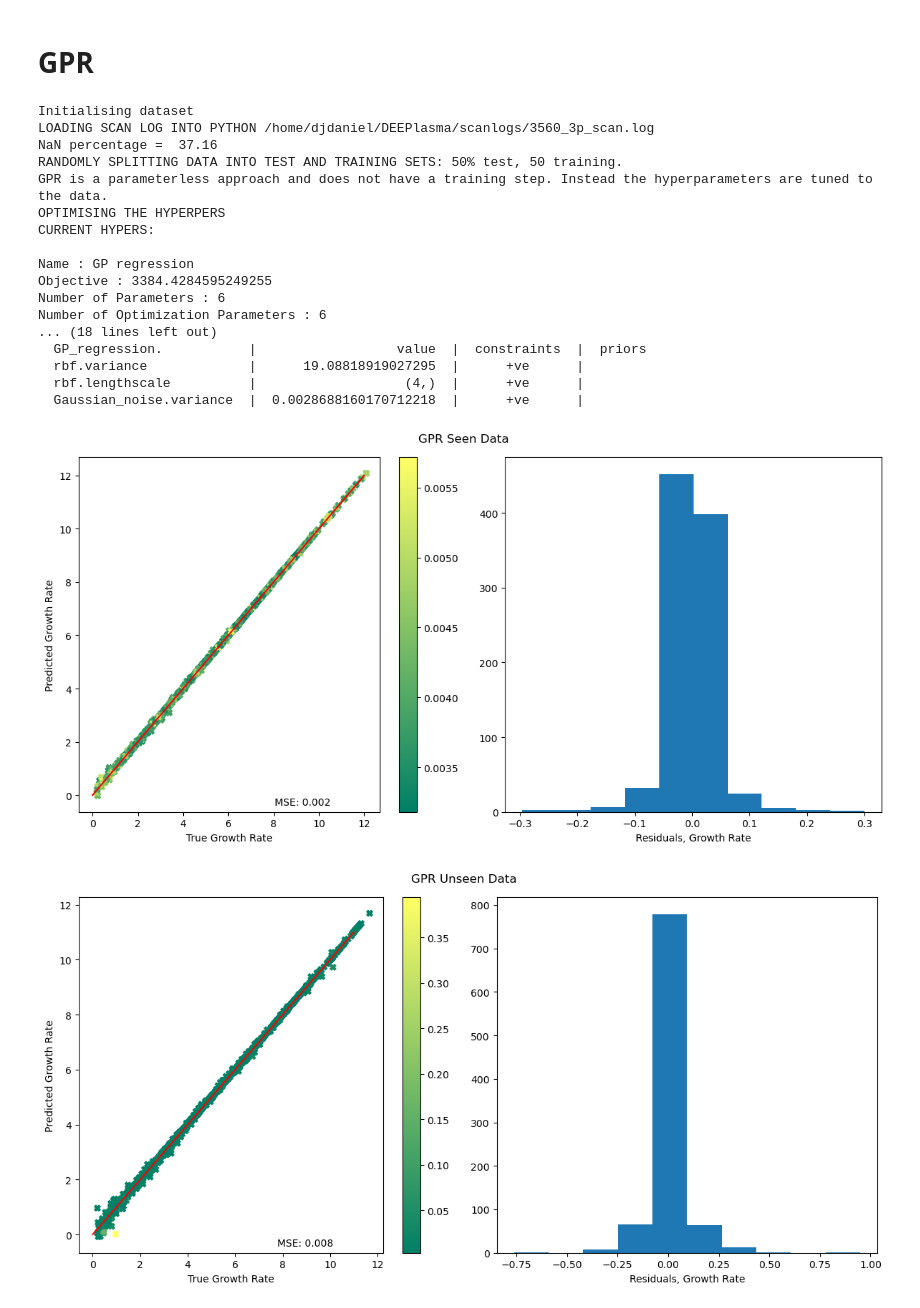
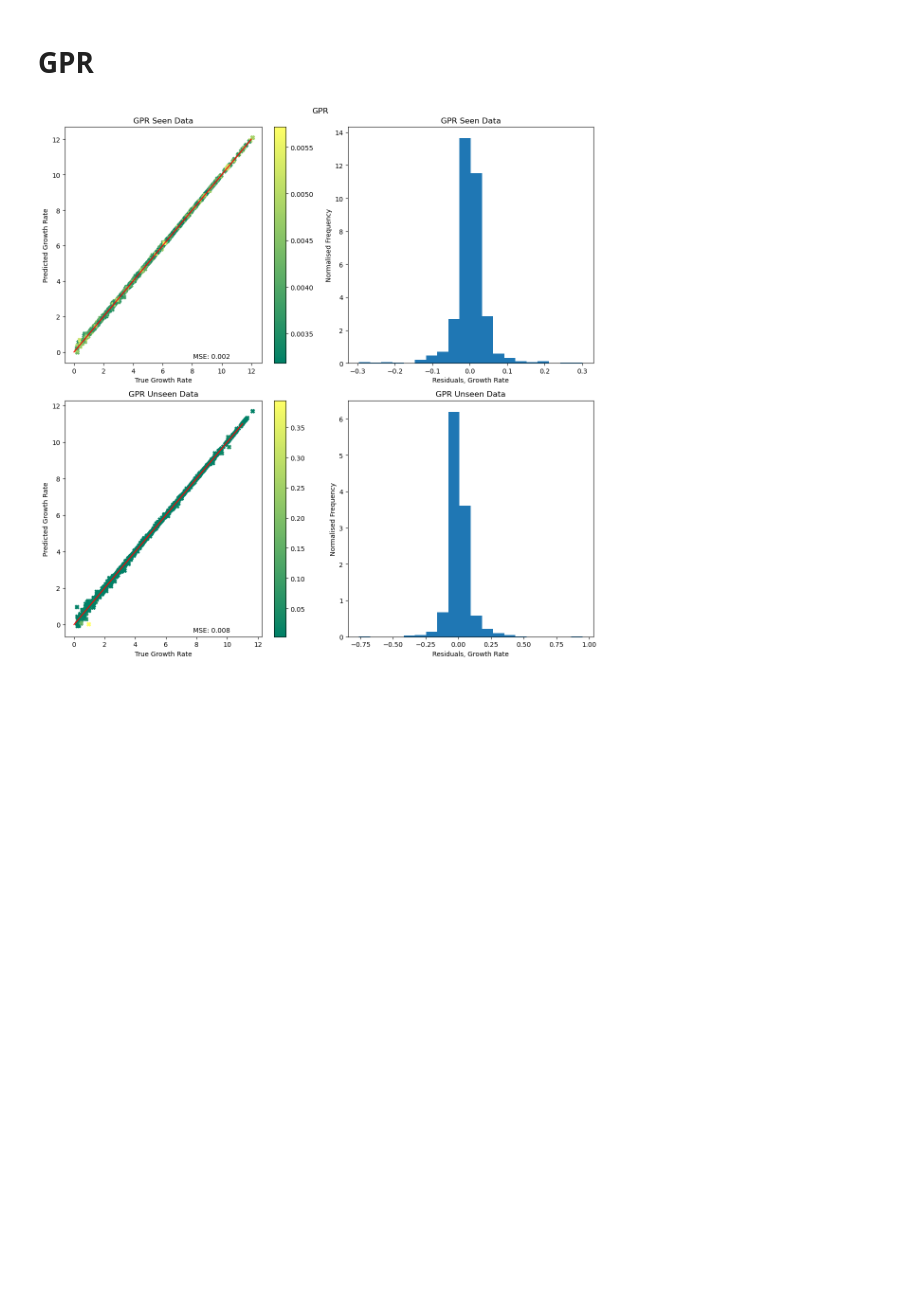
Before and after one commit to DanHarJor/DEEPlasma, a Jupyter notebook: surrogate_pipeline.ipynb, the cells around one changed output. Cells and saved outputs as stored; diff of their text form; code cells hidden in the pictures; blank space fills up the shorter version.

```diff
--- a/surrogate_pipeline.ipynb
+++ b/surrogate_pipeline.ipynb
@@ -76,6 +104,7 @@ vis.residuals(data_set.growthrate_test, growthrate_predict_unseen, var_name='Gro
 # %% [markdown]
 # GPR
 # %%
+import matplotlib.pyplot as plt
 from GENE_ML.dataset.ScanData import ScanData
 #data_set = ScanData('3560_3p', ssh_path='lumi:$out/ped2_safescan/scanfiles0012/scan.log', test_percentage=50)
 data_set = ScanData('3560_3p', test_percentage=50)
@@ -94,26 +123,21 @@ gpr.tune_hypers(data_set.x_train, data_set.growthrate_train)
 
 growthrate_predict_seen, growthrate_predict_seen_errors = gpr.predict(data_set.x_train)
 growthrate_predict_unseen, growthrate_predict_unseen_errors = gpr.predict(data_set.x_test)
-
-vis.residuals(data_set.growthrate_train, growthrate_predict_seen, var_name='Growth Rate', title='GPR Seen Data', y_pred_err=growthrate_predict_seen_errors)
-vis.residuals(data_set.growthrate_test, growthrate_predict_unseen, var_name='Growth Rate', title='GPR Unseen Data', y_pred_err=growthrate_predict_unseen_errors)
-# %% [output]
-Initialising dataset
-LOADING SCAN LOG INTO PYTHON /home/djdaniel/DEEPlasma/scanlogs/3560_3p_scan.log
-NaN percentage =  37.16
-RANDOMLY SPLITTING DATA INTO TEST AND TRAINING SETS: 50% test, 50 training.
-GPR is a parameterless approach and does not have a training step. Instead the hyperparameters are tuned to the data.
-OPTIMISING THE HYPERPERS
-CURRENT HYPERS:
-
-Name : GP regression
-Objective : 3384.4284595249255
-Number of Parameters : 6
-Number of Optimization Parameters : 6
-... (18 lines left out)
-  GP_regression.           |                  value  |  constraints  |  priors
-  rbf.variance             |      19.08818919027295  |      +ve      |
-  rbf.lengthscale          |                   (4,)  |      +ve      |
-  Gaussian_noise.variance  |  0.0028688160170712218  |      +ve      |
-[figure, removed]
-[figure, removed]
+# %%
+ncol=2
+nrow=2
+size=6
+model_name = 'GPR'
+fig_residuals, [[ax1,ax2],[ax3,ax4]] = plt.subplots(nrow,ncol, figsize=(size*ncol,size*nrow))
+
+vis.residual_plot(ax1, fig_residuals, data_set.growthrate_train, growthrate_predict_seen, var_name='Growth Rate', title=f'{model_name} Seen Data', y_pred_err=growthrate_predict_seen_errors)
+vis.residual_hist(ax2, fig_residuals, data_set.growthrate_train, growthrate_predict_seen, var_name='Growth Rate', title=f'{model_name} Seen Data')
+
+vis.residual_plot(ax3, fig_residuals, data_set.growthrate_test, growthrate_predict_unseen, var_name='Growth Rate', title=f'{model_name} Unseen Data', y_pred_err=growthrate_predict_unseen_errors)
+vis.residual_hist(ax4, fig_residuals, data_set.growthrate_test, growthrate_predict_unseen, var_name='Growth Rate', title=f'{model_name} Unseen Data')
+
+fig_residuals.suptitle(model_name)
+fig_residuals.tight_layout()
+fig_residuals.show()
+# %% [output]
+[figure, added]
```
Also changed, not shown: parts of 5 cells of this notebook.
